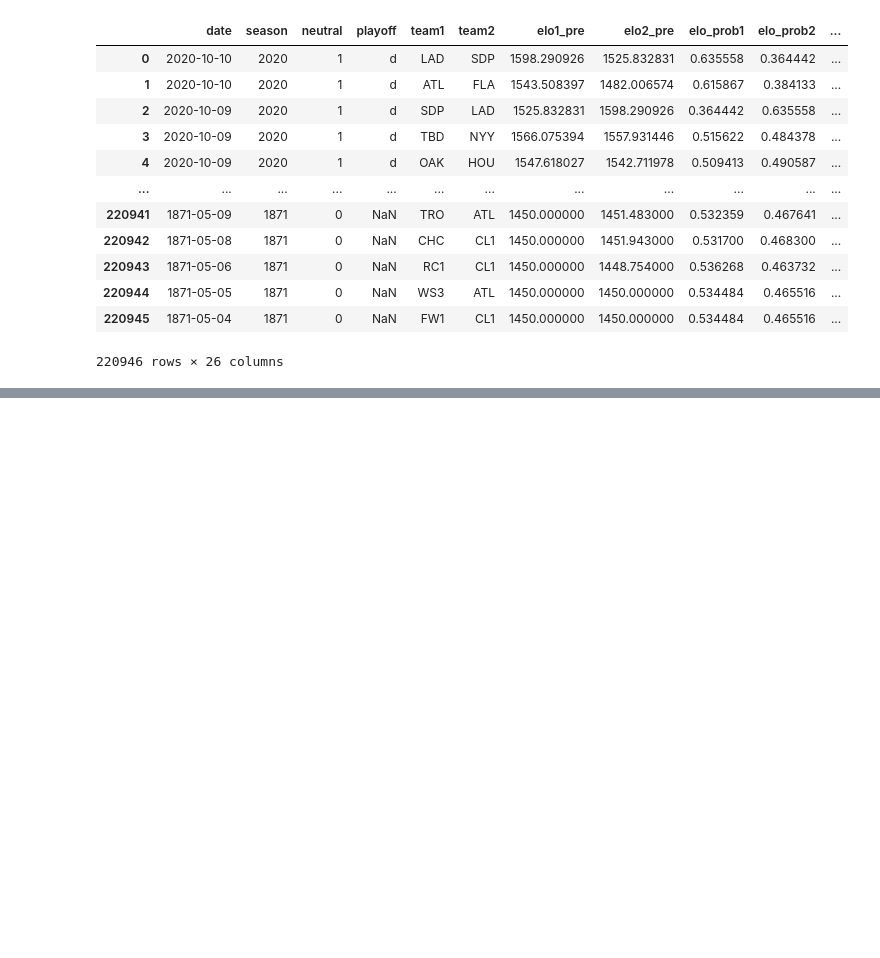
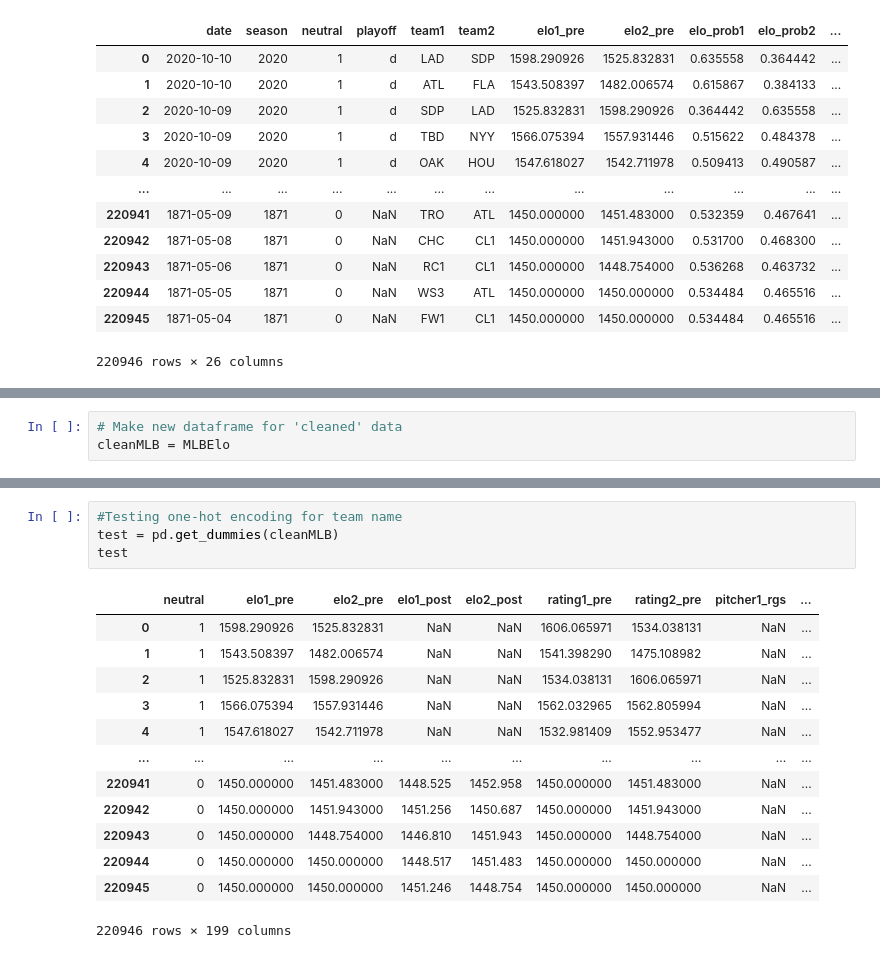
Before and after one commit to EricESeitz/EECS731_Proj4, a Jupyter notebook: notebook/Project4_notebook.ipynb, the cells around one changed output, grey strips where cells are left out. Cells and saved outputs as stored; diff of their text form; blank space fills up the shorter version.

Commit message:
Notebook working, data cleaned, feature engineering done

```diff
--- a/notebook/Project4_notebook.ipynb
+++ b/notebook/Project4_notebook.ipynb
@@ -26,0 +70,3 @@ MLBElo
+# %%
+# Make new dataframe for 'cleaned' data
+cleanMLB = MLBElo
@@ -26,0 +90,18 @@ MLBElo
+# %%
+#Testing one-hot encoding for team name
+test = pd.get_dummies(cleanMLB)
+test
+# %% [output]
+|  | neutral | elo1_pre | elo2_pre | elo1_post | elo2_post | rating1_pre | rating2_pre | pitcher1_rgs | ... |
+| 0 | 1 | 1598.290926 | 1525.832831 | NaN | NaN | 1606.065971 | 1534.038131 | NaN | ... |
+| 1 | 1 | 1543.508397 | 1482.006574 | NaN | NaN | 1541.398290 | 1475.108982 | NaN | ... |
+| 2 | 1 | 1525.832831 | 1598.290926 | NaN | NaN | 1534.038131 | 1606.065971 | NaN | ... |
+| 3 | 1 | 1566.075394 | 1557.931446 | NaN | NaN | 1562.032965 | 1562.805994 | NaN | ... |
+| 4 | 1 | 1547.618027 | 1542.711978 | NaN | NaN | 1532.981409 | 1552.953477 | NaN | ... |
+| ... | ... | ... | ... | ... | ... | ... | ... | ... | ... |
+| 220941 | 0 | 1450.000000 | 1451.483000 | 1448.525 | 1452.958 | 1450.000000 | 1451.483000 | NaN | ... |
+| 220942 | 0 | 1450.000000 | 1451.943000 | 1451.256 | 1450.687 | 1450.000000 | 1451.943000 | NaN | ... |
+| 220943 | 0 | 1450.000000 | 1448.754000 | 1446.810 | 1451.943 | 1450.000000 | 1448.754000 | NaN | ... |
+| 220944 | 0 | 1450.000000 | 1450.000000 | 1448.517 | 1451.483 | 1450.000000 | 1450.000000 | NaN | ... |
+| 220945 | 0 | 1450.000000 | 1450.000000 | 1451.246 | 1448.754 | 1450.000000 | 1450.000000 | NaN | ... |
+220946 rows × 199 columns
```
Also changed, not shown: parts of 5 cells of this notebook, 1 other file.
